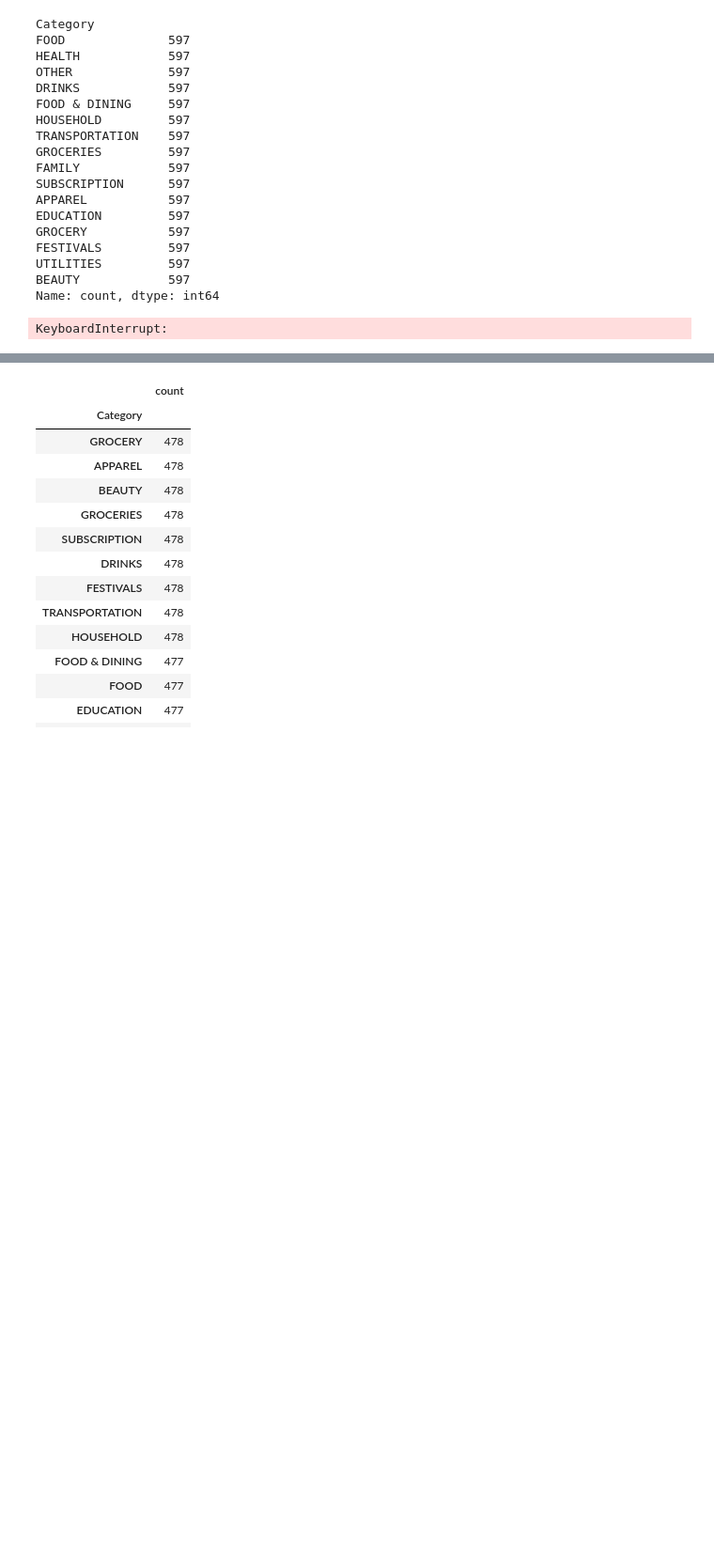
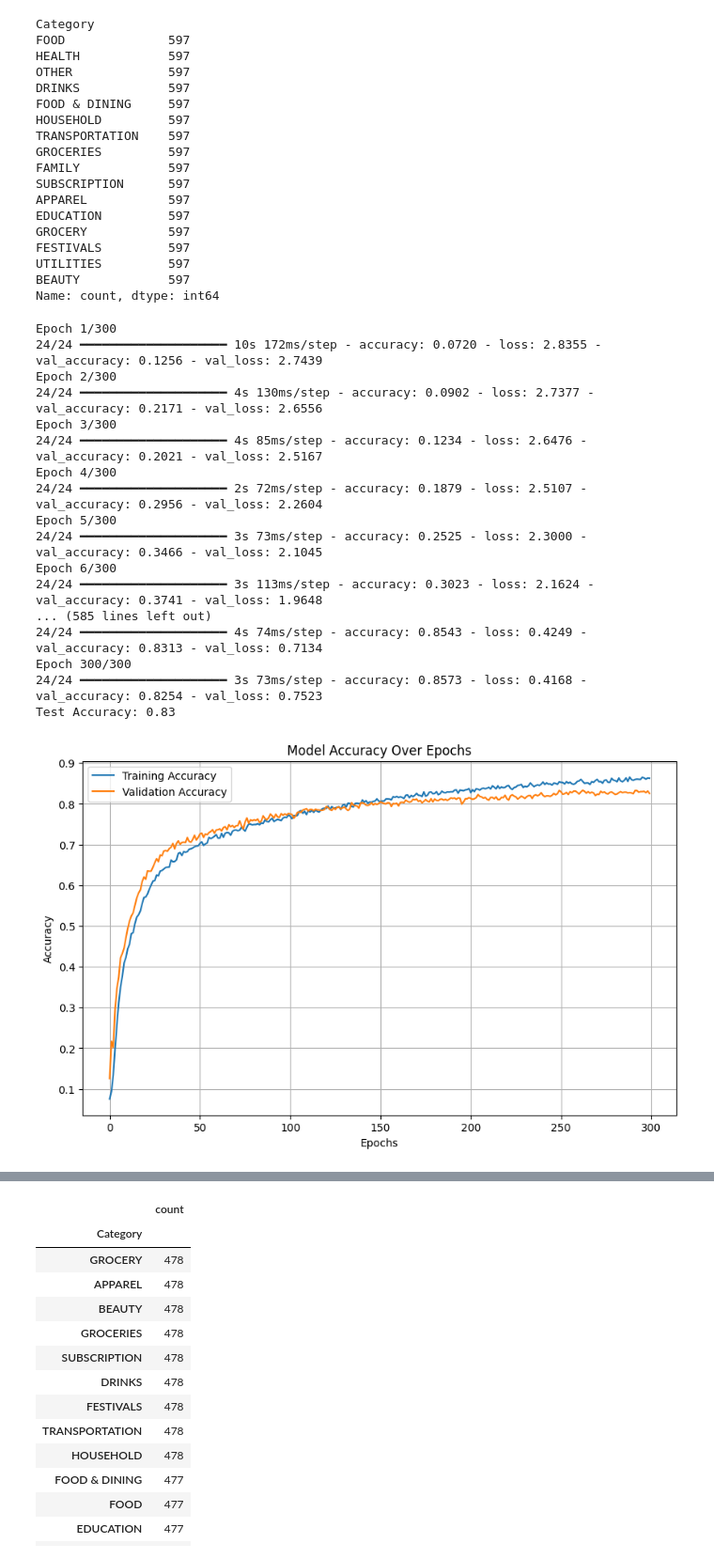
Before and after one commit to CekDuit/machine-learning, a Jupyter notebook: Training_Model/TensorFlow.ipynb, the cells around one changed output, grey strips where cells are left out. Shown at 94% size. Drawn from its saved outputs; the diff is of its cells as text; code cells hidden in the pictures; blank space fills up the shorter version.

```diff
--- a/Training_Model/TensorFlow.ipynb
+++ b/Training_Model/TensorFlow.ipynb
@@ -110,16 +110,16 @@ y_test_onehot = to_categorical(y_test)
 # Define Neural Network
 model = Sequential([
     Dense(1024, input_dim=X_train_scaled.shape[1], activation='relu'),
+    Dropout(0.5),
+    Dense(512, activation='relu'),
+    Dropout(0.5),
+    Dense(512, activation='relu'),
     Dropout(0.4),
     Dense(512, activation='relu'),
-    Dropout(0.4),
+    Dropout(0.5),
     Dense(256, activation='relu'),
     Dropout(0.4),
     Dense(256, activation='relu'),
-    Dropout(0.4),
-    Dense(128, activation='relu'),
-    Dropout(0.4),
-    Dense(128, activation='relu'),
     Dropout(0.4),
     Dense(y_train_onehot.shape[1], activation='softmax')
 ])
@@ -137,31 +137,48 @@ history = model.fit(
 )
 
 # Evaluate the model on the test set
 test_loss, test_accuracy = model.evaluate(X_test_scaled, y_test_onehot, verbose=0)
 
 # Print results
 print(f"Test Accuracy: {test_accuracy:.2f}")
 
 # Plot training and validation accuracy
 plt.figure(figsize=(10, 6))
 plt.plot(history.history['accuracy'], label='Training Accuracy')
 plt.plot(history.history['val_accuracy'], label='Validation Accuracy')
 plt.title('Model Accuracy Over Epochs')
 plt.xlabel('Epochs')
 plt.ylabel('Accuracy')
 plt.legend()
 plt.grid()
 plt.show()
 
 # Plot training and validation loss
 plt.figure(figsize=(10, 6))
 plt.plot(history.history['loss'], label='Training Loss')
 plt.plot(history.history['val_loss'], label='Validation Loss')
 plt.title('Model Loss Over Epochs')
 plt.xlabel('Epochs')
 plt.ylabel('Loss')
 plt.legend()
 plt.grid()
 plt.show()
 # %% [output]
-KeyboardInterrupt:
+Epoch 1/300
+24/24 ━━━━━━━━━━━━━━━━━━━━ 10s 172ms/step - accuracy: 0.0720 - loss: 2.8355 - val_accuracy: 0.1256 - val_loss: 2.7439
+Epoch 2/300
+24/24 ━━━━━━━━━━━━━━━━━━━━ 4s 130ms/step - accuracy: 0.0902 - loss: 2.7377 - val_accuracy: 0.2171 - val_loss: 2.6556
+Epoch 3/300
+24/24 ━━━━━━━━━━━━━━━━━━━━ 4s 85ms/step - accuracy: 0.1234 - loss: 2.6476 - val_accuracy: 0.2021 - val_loss: 2.5167
+Epoch 4/300
+24/24 ━━━━━━━━━━━━━━━━━━━━ 2s 72ms/step - accuracy: 0.1879 - loss: 2.5107 - val_accuracy: 0.2956 - val_loss: 2.2604
+Epoch 5/300
+24/24 ━━━━━━━━━━━━━━━━━━━━ 3s 73ms/step - accuracy: 0.2525 - loss: 2.3000 - val_accuracy: 0.3466 - val_loss: 2.1045
+Epoch 6/300
+24/24 ━━━━━━━━━━━━━━━━━━━━ 3s 113ms/step - accuracy: 0.3023 - loss: 2.1624 - val_accuracy: 0.3741 - val_loss: 1.9648
+... (585 lines left out)
+24/24 ━━━━━━━━━━━━━━━━━━━━ 4s 74ms/step - accuracy: 0.8543 - loss: 0.4249 - val_accuracy: 0.8313 - val_loss: 0.7134
+Epoch 300/300
+24/24 ━━━━━━━━━━━━━━━━━━━━ 3s 73ms/step - accuracy: 0.8573 - loss: 0.4168 - val_accuracy: 0.8254 - val_loss: 0.7523
+Test Accuracy: 0.83
+[figure, added]
```
Also changed, not shown: parts of 8 cells of this notebook.
